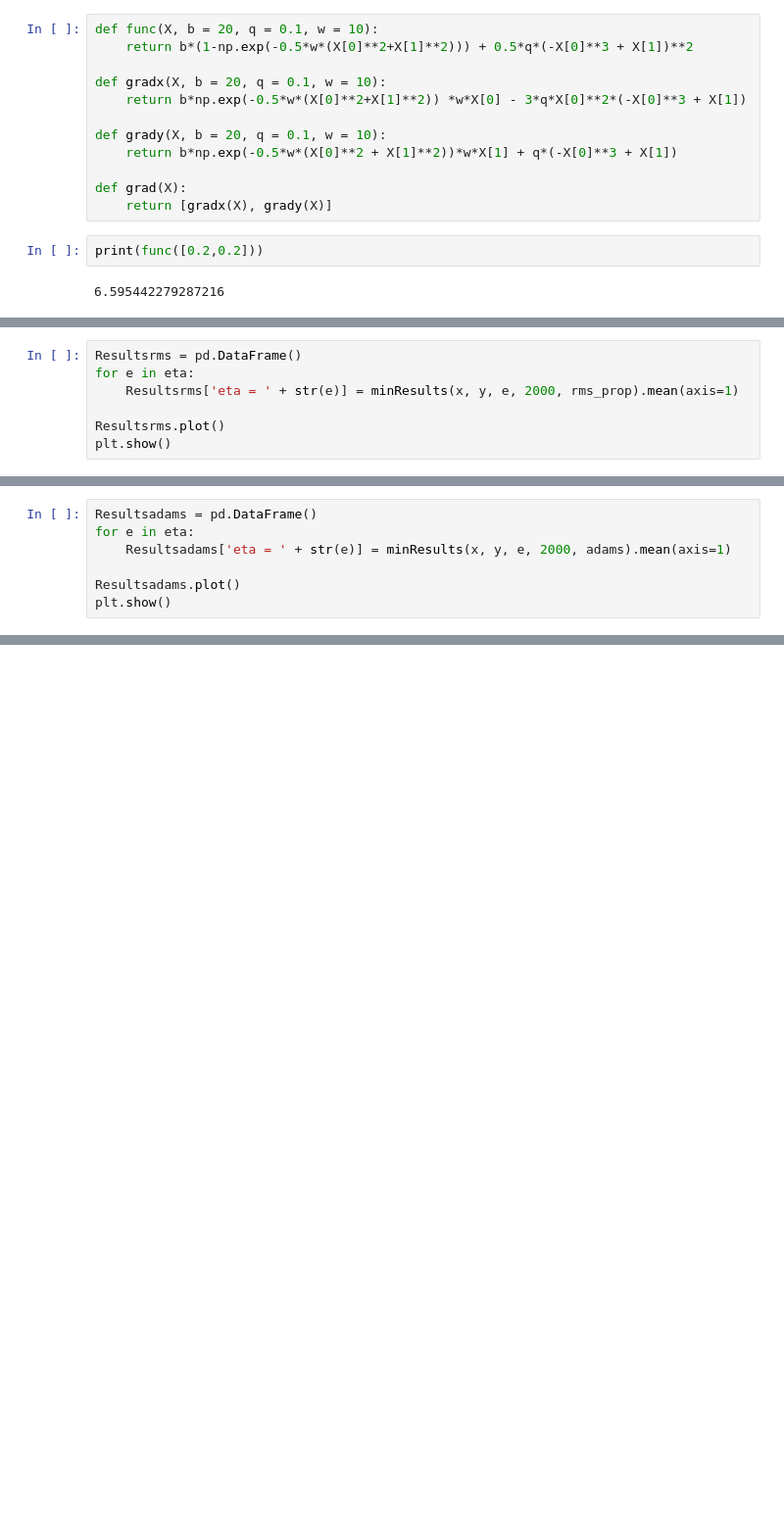
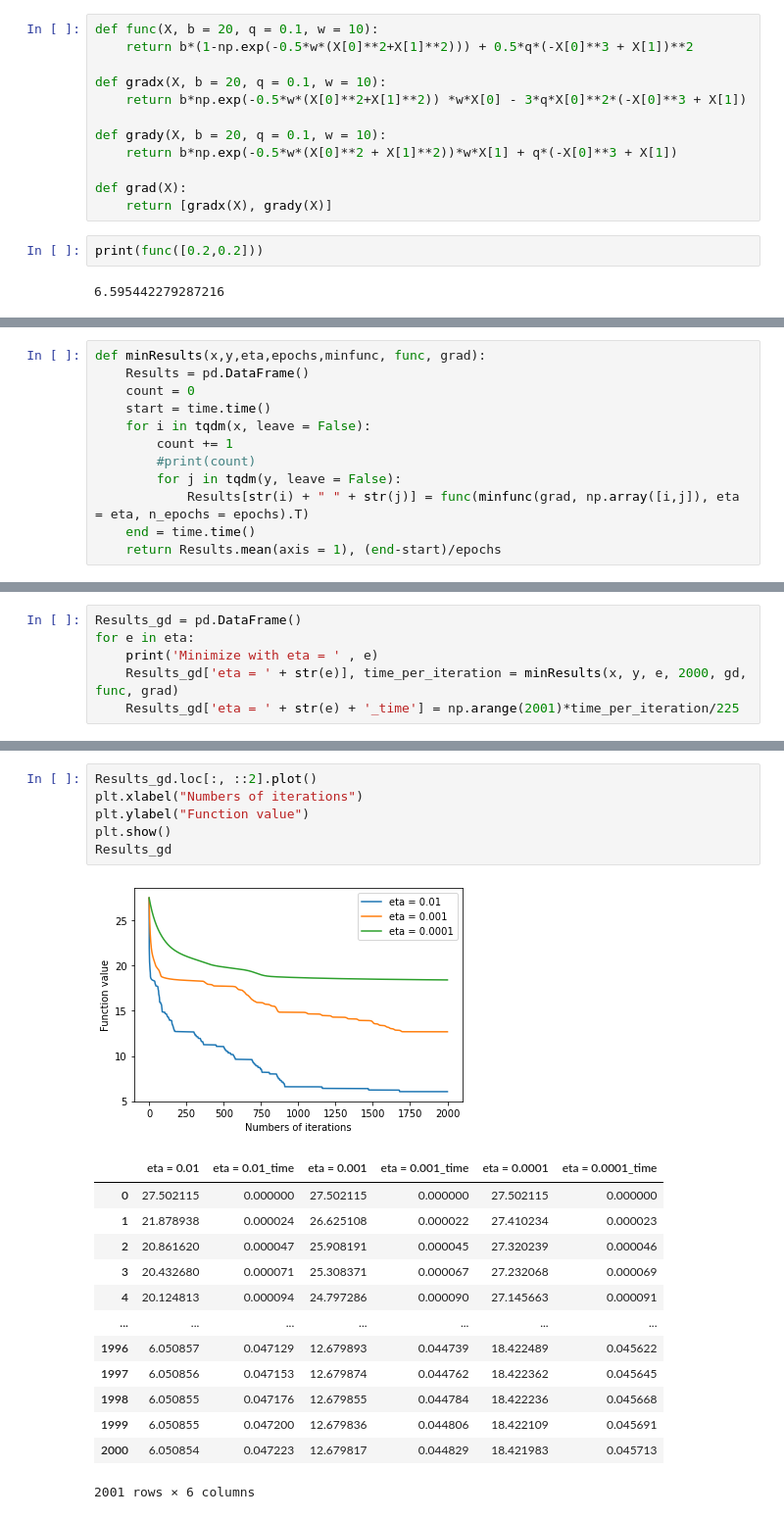
Before and after one commit to LorenzoBuriola/LoCP_moduleB, a Jupyter notebook: Ex_week01.ipynb, the cells around one changed output, grey strips where cells are left out. Shown at 98% size. Saved outputs shown, nothing was run; the diff lists cells and outputs as text; blank space fills up the shorter version.

```diff
--- a/Ex_week01.ipynb
+++ b/Ex_week01.ipynb
@@ -208,7 +30,0 @@ Minimize with eta = 0.01
-# %%
-Resultsrms = pd.DataFrame()
-for e in eta:
-    Resultsrms['eta = ' + str(e)] = minResults(x, y, e, 2000, rms_prop).mean(axis=1)
-
-Resultsrms.plot()
-plt.show()
@@ -234,7 +30,0 @@ Minimize with eta = 0.01
-# %%
-Resultsadams = pd.DataFrame()
-for e in eta:
-    Resultsadams['eta = ' + str(e)] = minResults(x, y, e, 2000, adams).mean(axis=1)
-
-Resultsadams.plot()
-plt.show()
@@ -259,0 +147,12 @@ Minimize with eta = 0.01
+# %%
+def minResults(x,y,eta,epochs,minfunc, func, grad):
+    Results = pd.DataFrame()
+    count = 0
+    start = time.time()
+    for i in tqdm(x, leave = False):
+        count += 1
+        #print(count)
+        for j in tqdm(y, leave = False):
+            Results[str(i) + " " + str(j)] = func(minfunc(grad, np.array([i,j]), eta = eta, n_epochs = epochs).T)
+    end = time.time()
+    return Results.mean(axis = 1), (end-start)/epochs
@@ -259,0 +161,6 @@ Minimize with eta = 0.01
+# %%
+Results_gd = pd.DataFrame()
+for e in eta:
+    print('Minimize with eta = ' , e)
+    Results_gd['eta = ' + str(e)], time_per_iteration = minResults(x, y, e, 2000, gd, func, grad)
+    Results_gd['eta = ' + str(e) + '_time'] = np.arange(2001)*time_per_iteration/225
@@ -259,0 +173,21 @@ Minimize with eta = 0.01
+# %%
+Results_gd.loc[:, ::2].plot()
+plt.xlabel("Numbers of iterations")
+plt.ylabel("Function value")
+plt.show()
+Results_gd
+# %% [output]
+[figure, added]
+|  | eta = 0.01 | eta = 0.01_time | eta = 0.001 | eta = 0.001_time | eta = 0.0001 | eta = 0.0001_time |
+| 0 | 27.502115 | 0.000000 | 27.502115 | 0.000000 | 27.502115 | 0.000000 |
+| 1 | 21.878938 | 0.000024 | 26.625108 | 0.000022 | 27.410234 | 0.000023 |
+| 2 | 20.861620 | 0.000047 | 25.908191 | 0.000045 | 27.320239 | 0.000046 |
+| 3 | 20.432680 | 0.000071 | 25.308371 | 0.000067 | 27.232068 | 0.000069 |
+| 4 | 20.124813 | 0.000094 | 24.797286 | 0.000090 | 27.145663 | 0.000091 |
+| ... | ... | ... | ... | ... | ... | ... |
+| 1996 | 6.050857 | 0.047129 | 12.679893 | 0.044739 | 18.422489 | 0.045622 |
+| 1997 | 6.050856 | 0.047153 | 12.679874 | 0.044762 | 18.422362 | 0.045645 |
+| 1998 | 6.050855 | 0.047176 | 12.679855 | 0.044784 | 18.422236 | 0.045668 |
+| 1999 | 6.050855 | 0.047200 | 12.679836 | 0.044806 | 18.422109 | 0.045691 |
+| 2000 | 6.050854 | 0.047223 | 12.679817 | 0.044829 | 18.421983 | 0.045713 |
+2001 rows × 6 columns
```
Also changed, not shown: parts of 39 cells of this notebook.
